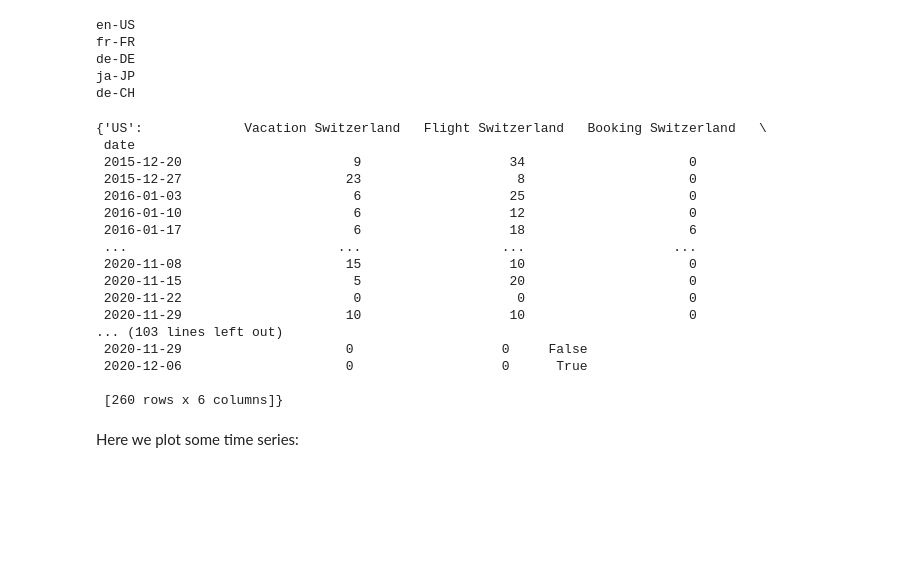
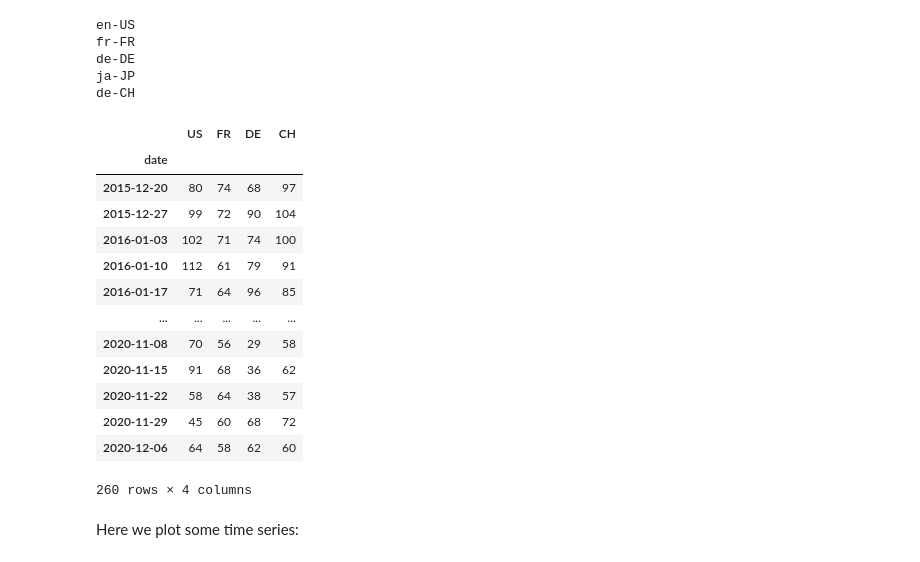
Before and after one commit to naayem/SwissHotelArrivalsPredictor, a Jupyter notebook: Project.ipynb, the cells around one changed output. Drawn from its saved outputs; the diff is of its cells as text; code cells hidden in the pictures; blank space fills up the shorter version.

```diff
--- a/Project.ipynb
+++ b/Project.ipynb
@@ -172,25 +172,32 @@ for country in countries:
     pytrends = TrendReq(hl=lc, tz=360)
     pytrends.build_payload(kw_dict[country], cat=0, timeframe='today 5-y', geo=country, gprop='')
     dfs[country] = pytrends.interest_over_time()
-# %%
-dfs
-# %% [output]
-{'US':             Vacation Switzerland   Flight Switzerland   Booking Switzerland   \
- date
- 2015-12-20                      9                   34                     0
- 2015-12-27                     23                    8                     0
- 2016-01-03                      6                   25                     0
- 2016-01-10                      6                   12                     0
- 2016-01-17                      6                   18                     6
- ...                           ...                  ...                   ...
- 2020-11-08                     15                   10                     0
- 2020-11-15                      5                   20                     0
- 2020-11-22                      0                    0                     0
- 2020-11-29                     10                   10                     0
-... (103 lines left out)
- 2020-11-29                     0                   0     False
- 2020-12-06                     0                   0      True
-
- [260 rows x 6 columns]}
+# %%
+US =dfs["US"].drop(columns="isPartial").sum(axis='columns')
+FR =dfs["FR"].drop(columns="isPartial").sum(axis='columns')
+DE =dfs["DE"].drop(columns="isPartial").sum(axis='columns')
+CH =dfs["CH"].drop(columns="isPartial").sum(axis='columns')
+
+US = pd.DataFrame(data=US).rename(columns = {0:'US'})
+FR = pd.DataFrame(data=FR).rename(columns = {0:'FR'})
+DE =pd.DataFrame(data=DE).rename(columns = {0:'DE'})
+CH =pd.DataFrame(data=CH).rename(columns = {0:'CH'})
+
+US.join([FR, DE, CH])
+# %% [output]
+|  | US | FR | DE | CH |
+| date |  |  |  |  |
+| 2015-12-20 | 80 | 74 | 68 | 97 |
+| 2015-12-27 | 99 | 72 | 90 | 104 |
+| 2016-01-03 | 102 | 71 | 74 | 100 |
+| 2016-01-10 | 112 | 61 | 79 | 91 |
+| 2016-01-17 | 71 | 64 | 96 | 85 |
+| ... | ... | ... | ... | ... |
+| 2020-11-08 | 70 | 56 | 29 | 58 |
+| 2020-11-15 | 91 | 68 | 36 | 62 |
+| 2020-11-22 | 58 | 64 | 38 | 57 |
+| 2020-11-29 | 45 | 60 | 68 | 72 |
+| 2020-12-06 | 64 | 58 | 62 | 60 |
+260 rows × 4 columns
 # %% [markdown]
 Here we plot some time series:
```
Also changed, not shown: parts of 8 cells of this notebook.
